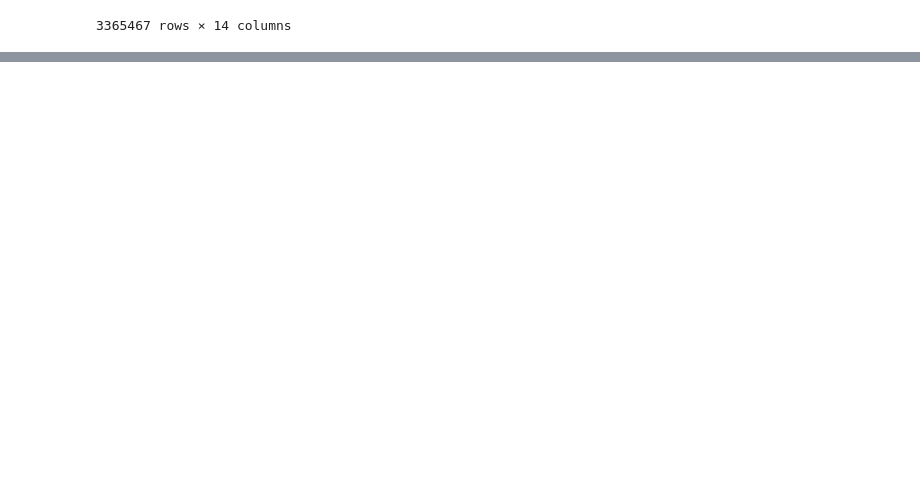
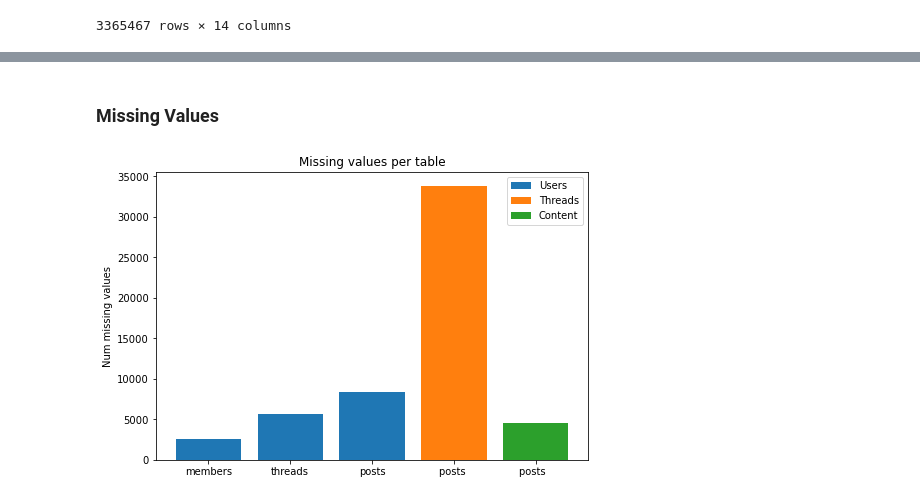
Before and after one commit to fmorenovr/crimepy, a Jupyter notebook: notebooks/3_DB_Statistics.ipynb, the cells around one changed output, grey strips where cells are left out. Saved outputs shown, nothing was run; the diff lists cells and outputs as text; code cells hidden in the pictures; blank space fills up the shorter version.

```diff
--- a/notebooks/3_DB_Statistics.ipynb
+++ b/notebooks/3_DB_Statistics.ipynb
@@ -55,6 +55,6 @@ db_created_on                            2020-12-19 21:36:07.512047-03
 db_updated_on                            2020-12-19 21:36:07.512047-03
 Name: 1, dtype: object
 # %%
-none_members = members_df[ (members_df["username"].str.lower()!="none") & (~members_df["username"].isna()) ].copy().drop_duplicates()
+none_members = members_df[ (members_df["username"].str.lower()=="none") | (members_df["username"].isna()) ].copy().drop_duplicates()
 len(none_members)
 # %% [output]
@@ -177,6 +177,6 @@ db_created_on                               2019-10-24 12:09:29.163386-03
 db_updated_on                               2019-10-24 12:09:29.163386-03
 Name: 1, dtype: object
 # %%
-none_threads = threads_df[ (threads_df["creator"].str.lower()!="none") & (~threads_df["creator"].isna()) ].copy().drop_duplicates()
+none_threads = threads_df[ (threads_df["creator"].str.lower()=="none") | (threads_df["creator"].isna()) ].copy().drop_duplicates()
 len(none_threads)
 # %% [output]
@@ -240,6 +240,6 @@ db_created_on         2018-08-09 07:37:07.560054-03
 db_updated_on         2018-08-09 07:37:07.560054-03
 Name: 1, dtype: object
 # %%
-none_posts = posts_df[ (posts_df["creator"].str.lower()!="none") & (~posts_df["creator"].isna()) ].copy().drop_duplicates()
+none_posts = posts_df[ (posts_df["creator"].str.lower()=="none") | (posts_df["creator"].isna()) ].copy().drop_duplicates()
 len(none_posts)
 # %% [output]
@@ -856,0 +896,19 @@ posts_df
+# %% [markdown]
+### Missing Values
+# %%
+import matplotlib.pyplot as plt
+
+legends_ = ["members", "threads", "posts"]
+values_ = [len(none_members), len(none_threads), len(none_posts)]
+
+fig = plt.figure()
+ax = fig.add_axes([0,0,1,1])
+ax.bar(legends_,values_, label='Users')
+ax.bar(["posts "], [len(posts_threads_df[posts_threads_df["thread_title"].isna()])], label='Threads')
+ax.bar(["posts  "], [len(posts_threads_df[posts_threads_df["content"].isna()])], label='Content')
+ax.legend()
+ax.set_title("Missing values per table")
+ax.set_ylabel("Num missing values")
+plt.show()
+# %% [output]
+[figure, added]
```
Also changed, not shown: parts of 7 cells of this notebook, 3 other files.
